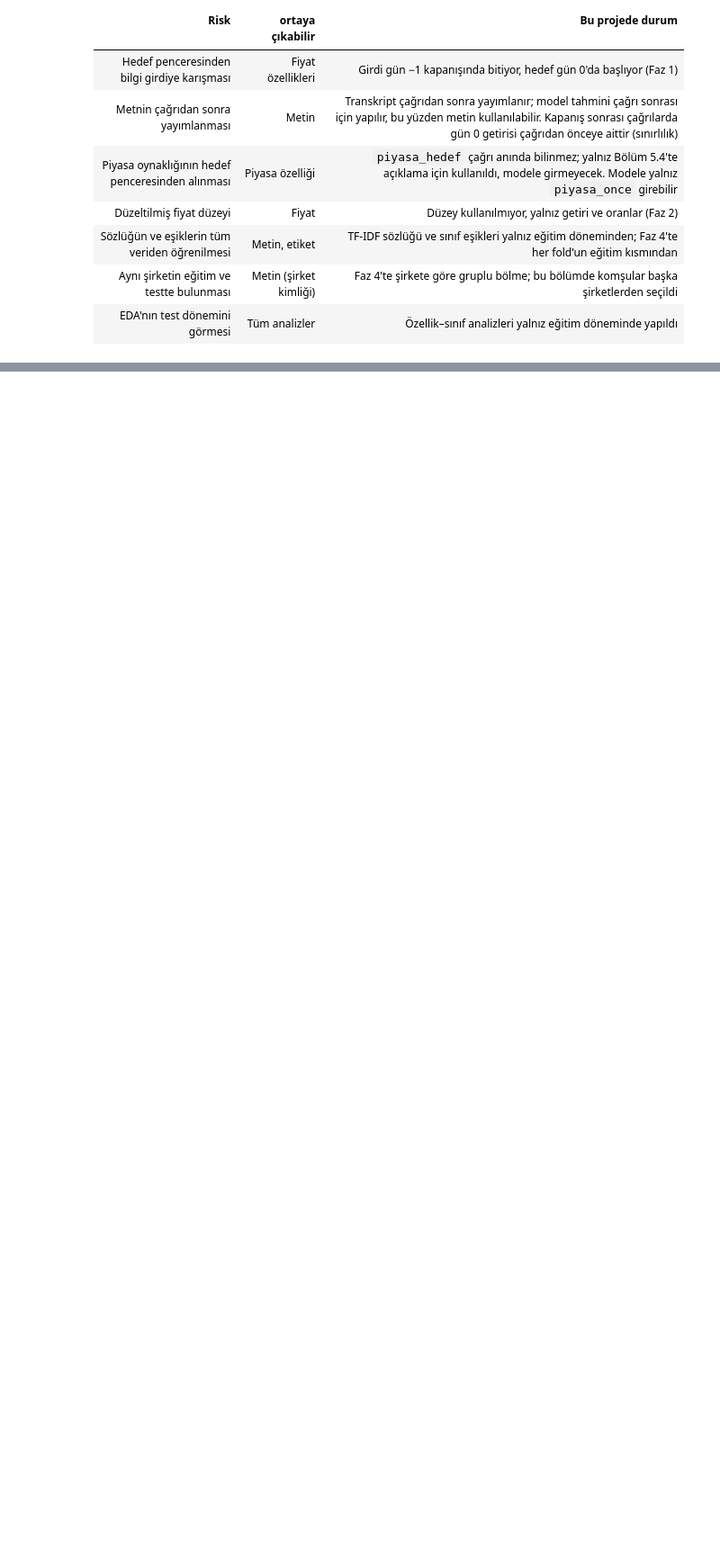
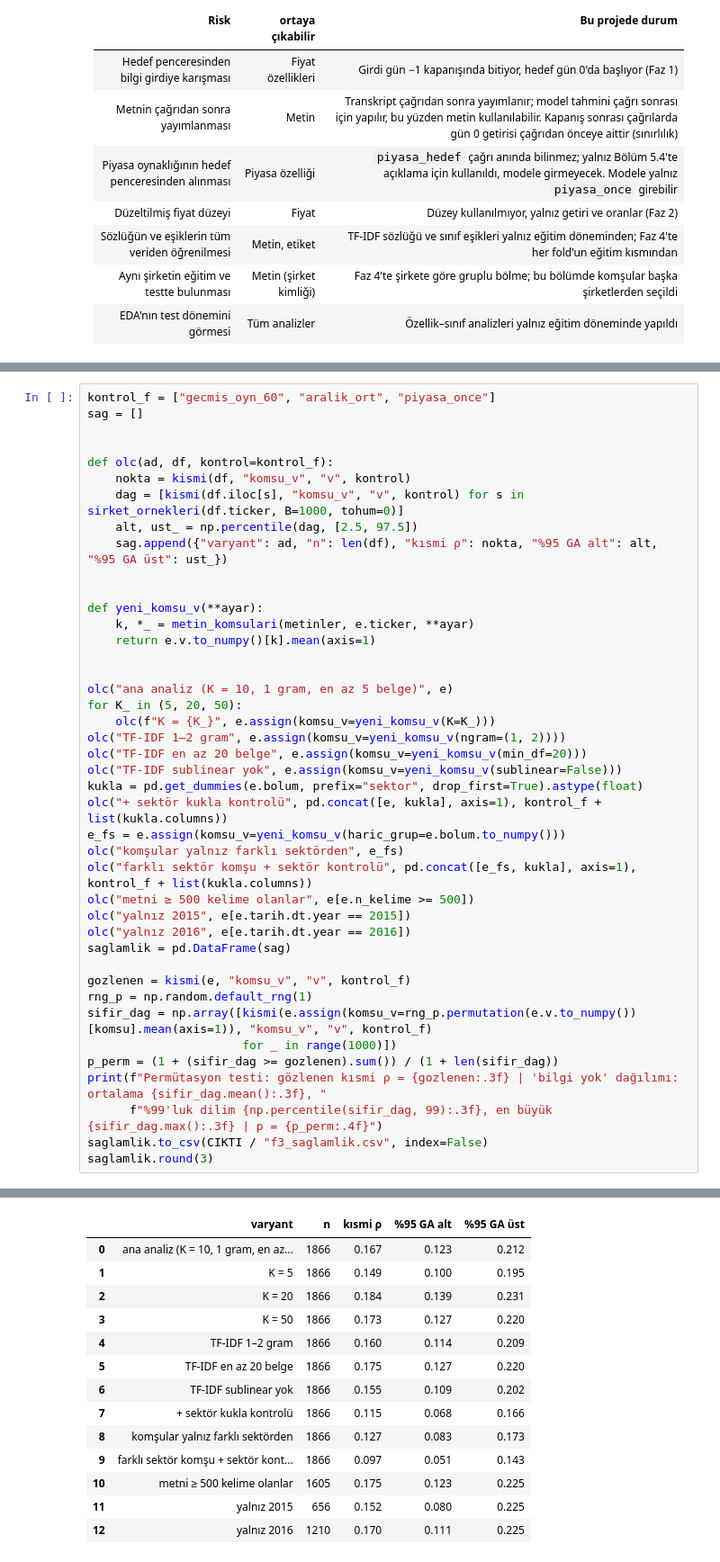
Before and after one commit to emirhanok1/kazanc-oynaklik, a Jupyter notebook: notebooks/03_kesifsel_analiz.ipynb, the cells around one changed output, grey strips where cells are left out. Shown at 90% size. Drawn from its saved outputs; the diff is of its cells as text; blank space fills up the shorter version.

```diff
--- a/notebooks/03_kesifsel_analiz.ipynb
+++ b/notebooks/03_kesifsel_analiz.ipynb
@@ -814,0 +798,43 @@ Eğitim dönemi içindeki yüzdelik sıra (0 = en düşük, 100 = en yüksek):
+# %%
+kontrol_f = ["gecmis_oyn_60", "aralik_ort", "piyasa_once"]
+sag = []
+
+
+def olc(ad, df, kontrol=kontrol_f):
+    nokta = kismi(df, "komsu_v", "v", kontrol)
+    dag = [kismi(df.iloc[s], "komsu_v", "v", kontrol) for s in sirket_ornekleri(df.ticker, B=1000, tohum=0)]
+    alt, ust_ = np.percentile(dag, [2.5, 97.5])
+    sag.append({"varyant": ad, "n": len(df), "kısmi ρ": nokta, "%95 GA alt": alt, "%95 GA üst": ust_})
+
+
+def yeni_komsu_v(**ayar):
+    k, *_ = metin_komsulari(metinler, e.ticker, **ayar)
+    return e.v.to_numpy()[k].mean(axis=1)
+
+
+olc("ana analiz (K = 10, 1 gram, en az 5 belge)", e)
+for K_ in (5, 20, 50):
+    olc(f"K = {K_}", e.assign(komsu_v=yeni_komsu_v(K=K_)))
+olc("TF-IDF 1–2 gram", e.assign(komsu_v=yeni_komsu_v(ngram=(1, 2))))
+olc("TF-IDF en az 20 belge", e.assign(komsu_v=yeni_komsu_v(min_df=20)))
+olc("TF-IDF sublinear yok", e.assign(komsu_v=yeni_komsu_v(sublinear=False)))
+kukla = pd.get_dummies(e.bolum, prefix="sektor", drop_first=True).astype(float)
+olc("+ sektör kukla kontrolü", pd.concat([e, kukla], axis=1), kontrol_f + list(kukla.columns))
+e_fs = e.assign(komsu_v=yeni_komsu_v(haric_grup=e.bolum.to_numpy()))
+olc("komşular yalnız farklı sektörden", e_fs)
+olc("farklı sektör komşu + sektör kontrolü", pd.concat([e_fs, kukla], axis=1), kontrol_f + list(kukla.columns))
+olc("metni ≥ 500 kelime olanlar", e[e.n_kelime >= 500])
+olc("yalnız 2015", e[e.tarih.dt.year == 2015])
+olc("yalnız 2016", e[e.tarih.dt.year == 2016])
+saglamlik = pd.DataFrame(sag)
+
+gozlenen = kismi(e, "komsu_v", "v", kontrol_f)
+rng_p = np.random.default_rng(1)
+sifir_dag = np.array([kismi(e.assign(komsu_v=rng_p.permutation(e.v.to_numpy())[komsu].mean(axis=1)), "komsu_v", "v", kontrol_f)
+                      for _ in range(1000)])
+p_perm = (1 + (sifir_dag >= gozlenen).sum()) / (1 + len(sifir_dag))
+print(f"Permütasyon testi: gözlenen kısmi ρ = {gozlenen:.3f} | 'bilgi yok' dağılımı: ortalama {sifir_dag.mean():.3f}, "
+      f"%99'luk dilim {np.percentile(sifir_dag, 99):.3f}, en büyük {sifir_dag.max():.3f} | p = {p_perm:.4f}")
+saglamlik.to_csv(CIKTI / "f3_saglamlik.csv", index=False)
+saglamlik.round(3)
+# %% [output]
@@ -814,0 +842,14 @@ Eğitim dönemi içindeki yüzdelik sıra (0 = en düşük, 100 = en yüksek):
+|  | varyant | n | kısmi ρ | %95 GA alt | %95 GA üst |
+| 0 | ana analiz (K = 10, 1 gram, en az... | 1866 | 0.167 | 0.123 | 0.212 |
+| 1 | K = 5 | 1866 | 0.149 | 0.100 | 0.195 |
+| 2 | K = 20 | 1866 | 0.184 | 0.139 | 0.231 |
+| 3 | K = 50 | 1866 | 0.173 | 0.127 | 0.220 |
+| 4 | TF-IDF 1–2 gram | 1866 | 0.160 | 0.114 | 0.209 |
+| 5 | TF-IDF en az 20 belge | 1866 | 0.175 | 0.127 | 0.220 |
+| 6 | TF-IDF sublinear yok | 1866 | 0.155 | 0.109 | 0.202 |
+| 7 | + sektör kukla kontrolü | 1866 | 0.115 | 0.068 | 0.166 |
+| 8 | komşular yalnız farklı sektörden | 1866 | 0.127 | 0.083 | 0.173 |
+| 9 | farklı sektör komşu + sektör kont... | 1866 | 0.097 | 0.051 | 0.143 |
+| 10 | metni ≥ 500 kelime olanlar | 1605 | 0.175 | 0.123 | 0.225 |
+| 11 | yalnız 2015 | 656 | 0.152 | 0.080 | 0.225 |
+| 12 | yalnız 2016 | 1210 | 0.170 | 0.111 | 0.225 |
```
Also changed, not shown: parts of 12 cells of this notebook, 7 other files.
